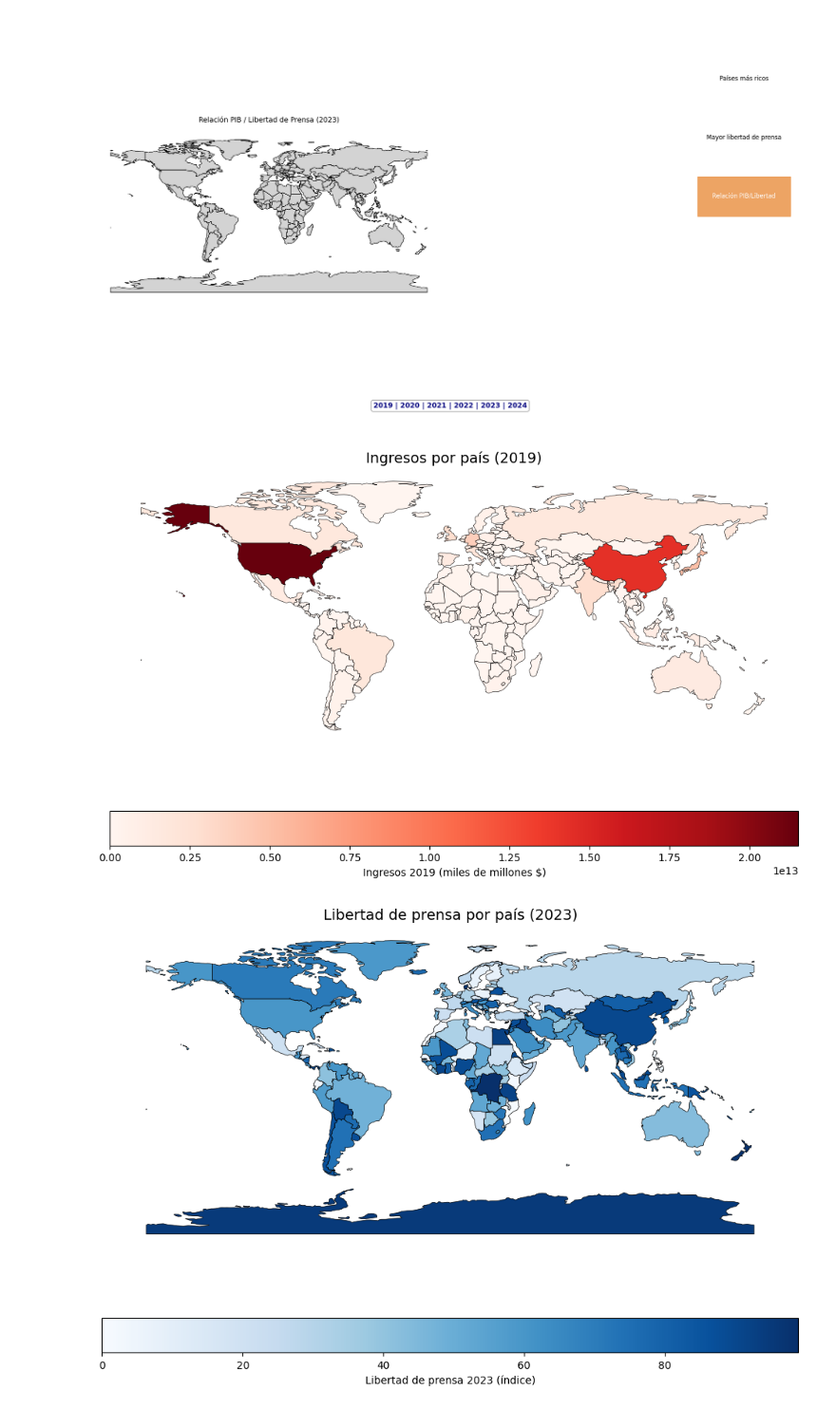
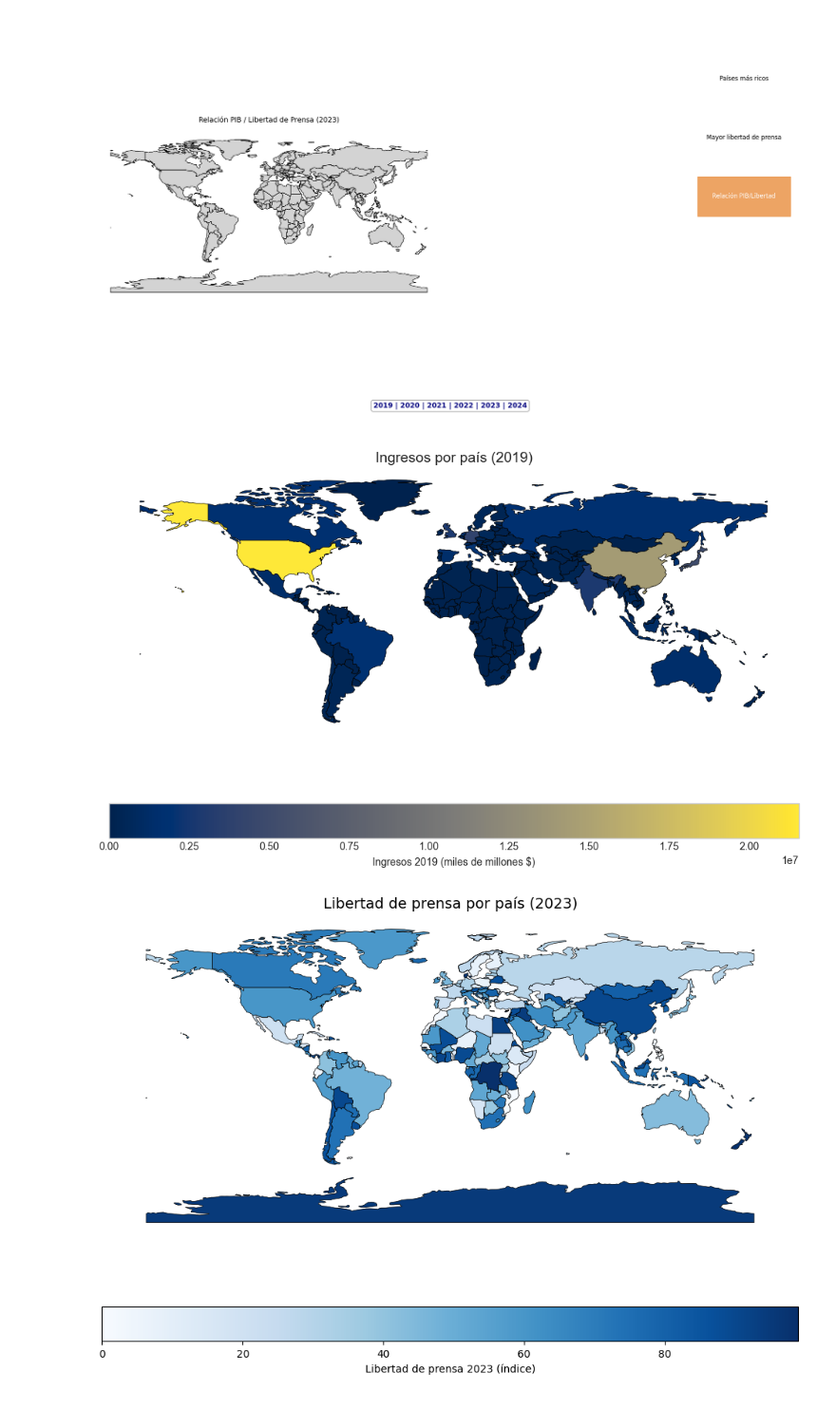
Before and after one commit to Kilpura/ProyectoInfoVis, a Jupyter notebook: graficos_estaticos.ipynb, the cells around one changed output. Shown at 95% size. Cells and saved outputs as stored; diff of their text form; code cells hidden in the pictures.

```diff
--- a/graficos_estaticos.ipynb
+++ b/graficos_estaticos.ipynb
@@ -125,69 +125,33 @@ plt.show()
 # %%
 import matplotlib.pyplot as plt
 import geopandas as gpd
 import pandas as pd
-import numpy as np
-import matplotlib.colors as colors
 
 world = gpd.read_file("ne_data/ne_110m_admin_0_countries.shp")
-df_income = pd.read_csv("data limpia\\Countries_GDP_CLEEN.csv")
+df_income = pd.read_csv("data limpia\Countries_GDP_CLEEN.csv")
 
-countries = world['ISO_A3'].tolist()
-# obtener columnas solo de paises dentro de countries
-income = df_income[df_income['2019_country_code'].isin(countries)] # columnas, que tengai los paises
+income = df_income[['2019_country_code', '2019_total_gdp_million']].rename(columns={
+    '2019_country_code': 'ISO_A3',
+    '2019_total_gdp_million': 'income_2019'
+})
 
-np.random.seed(42)
+world_income = world.merge(income, on='ISO_A3', how='left')
 
-income = df_income[df_income['2019_country_code'].isin(countries)][['2019_country_code', '2019_total_gdp']]
-income.rename(columns={'2019_country_code': 'ISO_A3', '2019_income': '2019_total_gdp'}, inplace=True)
-
-
-world_income = world.merge(income, on='ISO_A3', how='right')
-
-
-
-fig, ax = plt.subplots(1, 1, figsize=(12, 8))
-world_income.plot(column='2019_total_gdp', cmap='Reds', linewidth=0.4, ax=ax, edgecolor='black', legend=True,
-                  legend_kwds={'label': "Ingresos 2019 (miles de millones $)", 'orientation': "horizontal"})
-ax.set_title('Ingresos por país (2019)', fontsize=14)
-ax.axis('off')
-
-# ... (código previo igual hasta la carga de datos) ...
-
-# Configurar normalización logarítmica para mejorar la distribución de colores
-
-# Asegurarnos que no hay valores cero o negativos (ajustar según tus datos)
-world_income['2019_total_gdp'] = world_income['2019_total_gdp'].clip(lower=1)
-
-# Crear escala logarítmica
-norm = colors.LogNorm(vmin=world_income['2019_total_gdp'].min(),
-                     vmax=world_income['2019_total_gdp'].max())
-
-# Configurar el gráfico con parámetros mejorados
-fig, ax = plt.subplots(1, 1, figsize=(12, 8))
 world_income.plot(
-    column='2019_total_gdp',
-    cmap='YlOrRd',  # Mejor gama de colores
-    linewidth=0.4,
+    column='income_2019',
+    cmap='viridis',  # Try this vibrant colormap
+    linewidth=0.5,
     ax=ax,
     edgecolor='black',
+    scheme='quantiles',  # Divides data into equal-sized groups
+    k=7,  # More groups = more color variation
     legend=True,
-    norm=norm,  # Usar escala logarítmica
-    legend_kwds={
-        'label': "PIB 2019 (Escala logarítmica, millones $)",
-        'orientation': "horizontal",
-        'shrink': 0.7  # Ajustar tamaño de la leyenda
-    },
-    scheme='quantiles',  # Agrupar en quantiles para mejor distribución
-    k=5  # Número de categorías
+    legend_kwds={'label': "Ingresos 2019 (miles de millones $)",
+                'orientation': "horizontal",
+                'shrink': 0.8}
 )
-
-ax.set_title('Distribución del PIB por país (2019)', fontsize=14)
-ax.axis('off')
-
-plt.show()
 # %% [output]
-[figure, old version]
+[figure, new version]
 # %%
 import matplotlib.pyplot as plt
 import geopandas as gpd
```
Also changed, not shown: 13 other files.
